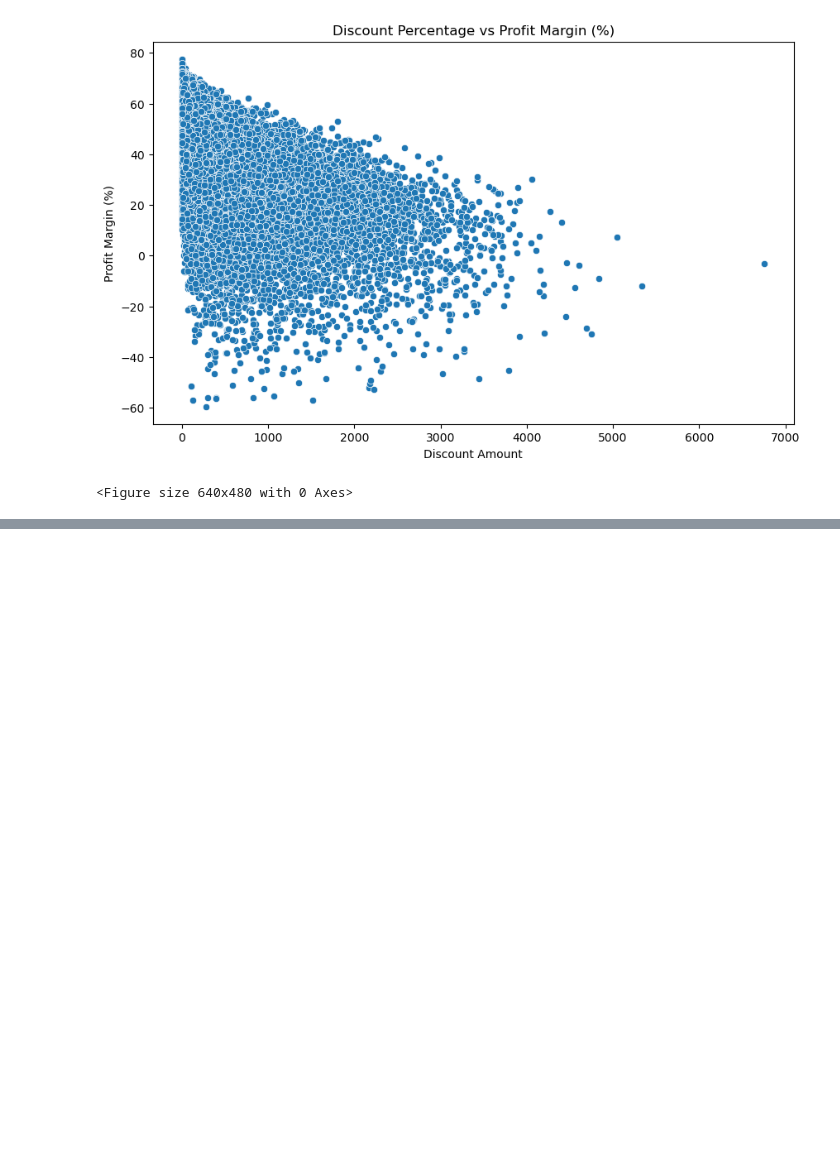
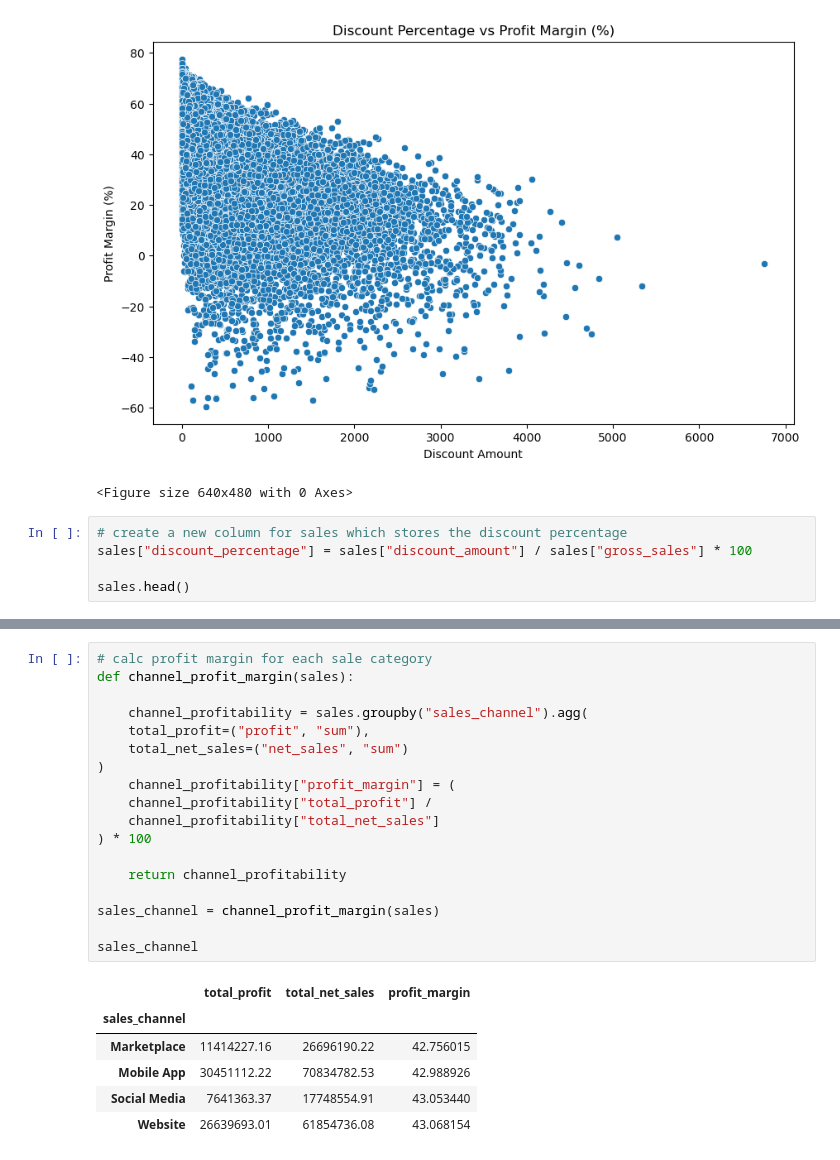
Before and after one commit to AJD1888/E-commerce-Analysis, a Jupyter notebook: e-commerce-notebook.ipynb, the cells around one changed output, grey strips where cells are left out. Saved outputs shown, nothing was run; the diff lists cells and outputs as text; blank space fills up the shorter version.

Commit message:
started analysis by sales channel

```diff
--- a/e-commerce-notebook.ipynb
+++ b/e-commerce-notebook.ipynb
@@ -329,3 +330,8 @@ plt.savefig("Discount_profit_margin_scatter.png")
 # %% [output]
 [figure]
 <Figure size 640x480 with 0 Axes>
+# %%
+# create a new column for sales which stores the discount percentage
+sales["discount_percentage"] = sales["discount_amount"] / sales["gross_sales"] * 100
+
+sales.head()
@@ -331,0 +375,25 @@ plt.savefig("Discount_profit_margin_scatter.png")
+# %%
+# calc profit margin for each sale category
+def channel_profit_margin(sales):
+
+    channel_profitability = sales.groupby("sales_channel").agg(
+    total_profit=("profit", "sum"),
+    total_net_sales=("net_sales", "sum")
+)
+    channel_profitability["profit_margin"] = (
+    channel_profitability["total_profit"] /
+    channel_profitability["total_net_sales"]
+) * 100
+
+    return channel_profitability
+
+sales_channel = channel_profit_margin(sales)
+
+sales_channel
+# %% [output]
+|  | total_profit | total_net_sales | profit_margin |
+| sales_channel |  |  |  |
+| Marketplace | 11414227.16 | 26696190.22 | 42.756015 |
+| Mobile App | 30451112.22 | 70834782.53 | 42.988926 |
+| Social Media | 7641363.37 | 17748554.91 | 43.053440 |
+| Website | 26639693.01 | 61854736.08 | 43.068154 |
```
Also changed, not shown: parts of 6 cells of this notebook.
